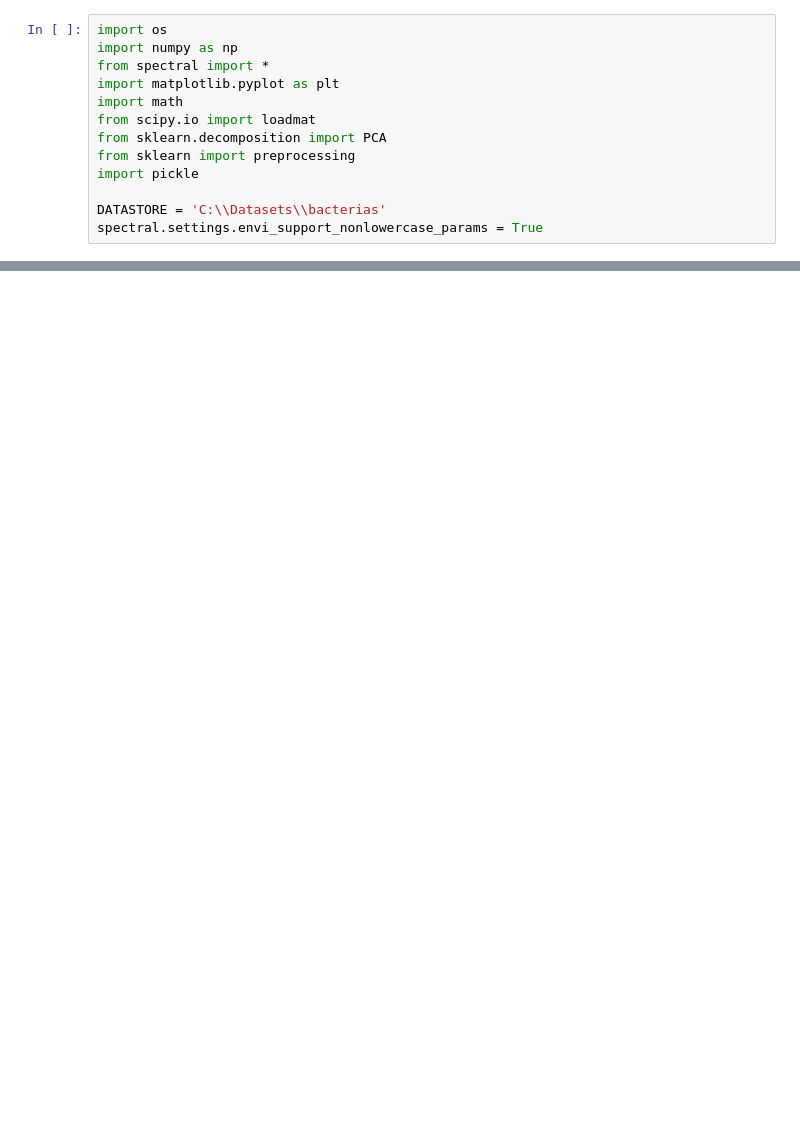
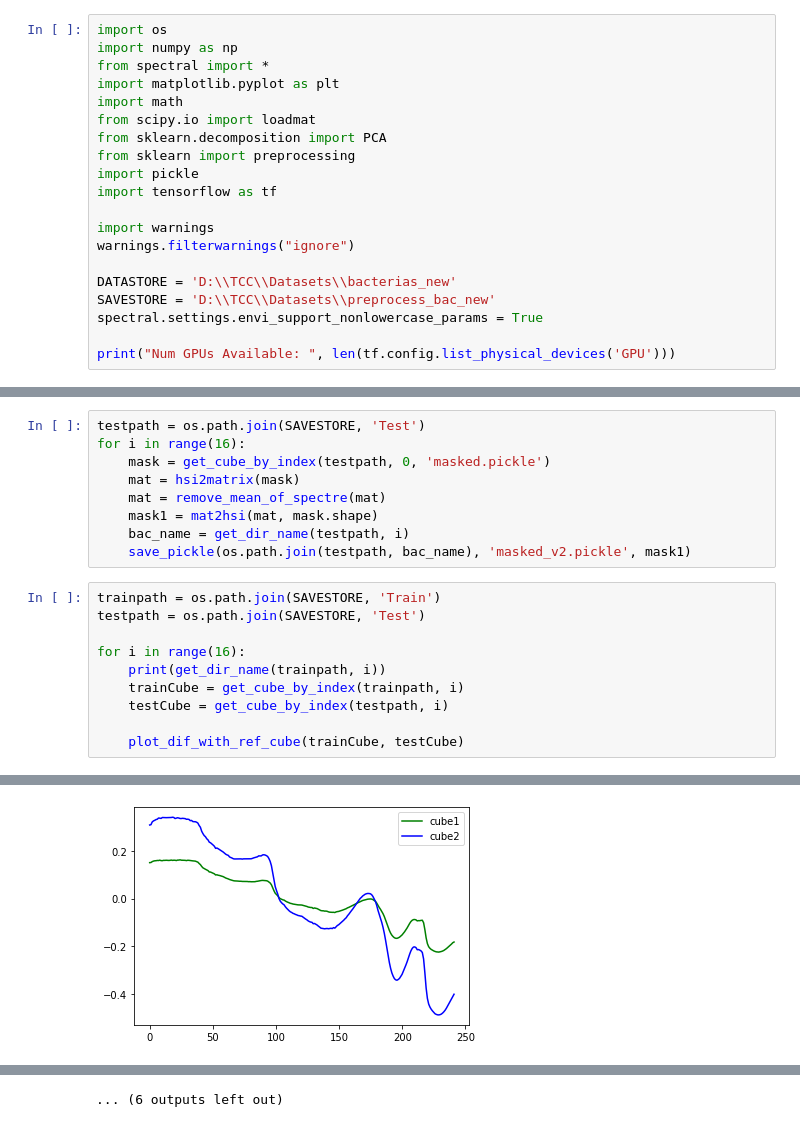
Before and after one commit to dodonut/cnn_tf, a Jupyter notebook: bac_analysis_preprocess.ipynb, the cells around one changed output, grey strips where cells are left out. Cells and saved outputs as stored; diff of their text form; blank space fills up the shorter version.

```diff
--- a/bac_analysis_preprocess.ipynb
+++ b/bac_analysis_preprocess.ipynb
@@ -8,6 +8,13 @@ from scipy.io import loadmat
 from sklearn.decomposition import PCA
 from sklearn import preprocessing
 import pickle
+import tensorflow as tf
 
-DATASTORE = 'C:\\Datasets\\bacterias'
+import warnings
+warnings.filterwarnings("ignore")
+
+DATASTORE = 'D:\\TCC\\Datasets\\bacterias_new'
+SAVESTORE = 'D:\\TCC\\Datasets\\preprocess_bac_new'
 spectral.settings.envi_support_nonlowercase_params = True
+
+print("Num GPUs Available: ", len(tf.config.list_physical_devices('GPU')))
@@ -271,0 +315,20 @@ def print_dif_pixel(img1, img2):
+# %%
+testpath = os.path.join(SAVESTORE, 'Test')
+for i in range(16):
+    mask = get_cube_by_index(testpath, 0, 'masked.pickle')
+    mat = hsi2matrix(mask)
+    mat = remove_mean_of_spectre(mat)
+    mask1 = mat2hsi(mat, mask.shape)
+    bac_name = get_dir_name(testpath, i)
+    save_pickle(os.path.join(testpath, bac_name), 'masked_v2.pickle', mask1)
+# %%
+trainpath = os.path.join(SAVESTORE, 'Train')
+testpath = os.path.join(SAVESTORE, 'Test')
+
+for i in range(16):
+    print(get_dir_name(trainpath, i))
+    trainCube = get_cube_by_index(trainpath, i)
+    testCube = get_cube_by_index(testpath, i)
+
+    plot_dif_with_ref_cube(trainCube, testCube)
+# %% [output]
@@ -271,0 +352 @@ def print_dif_pixel(img1, img2):
+[figure, added]
@@ -271,0 +363 @@ def print_dif_pixel(img1, img2):
+... (6 outputs left out)
```
Also changed, not shown: parts of 4 cells of this notebook, 5 other files.
